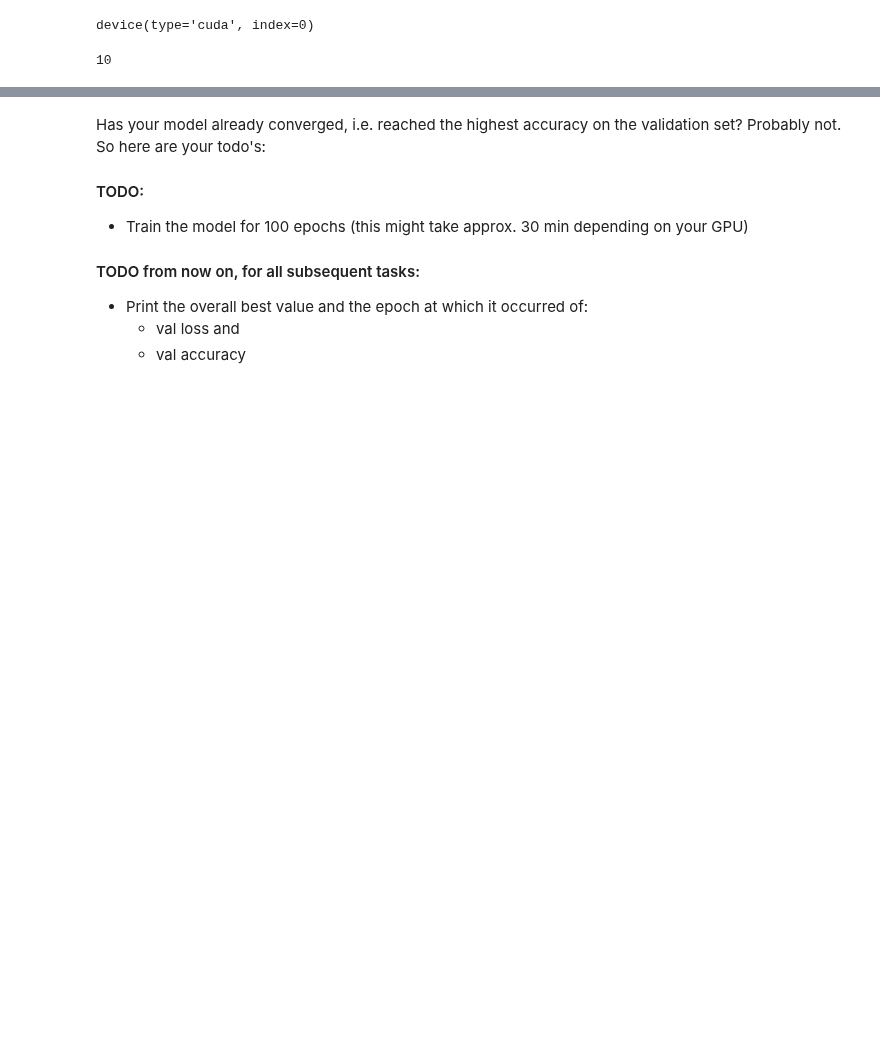
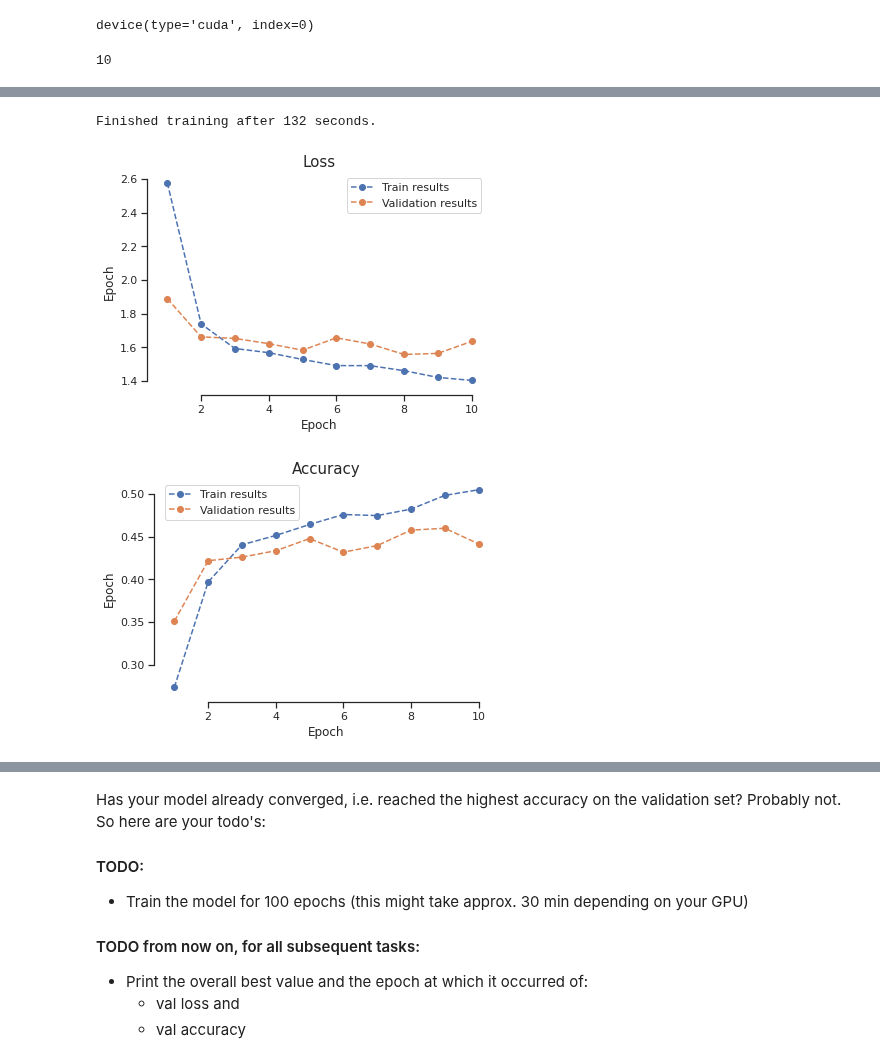
Before and after one commit to swang1112/DL_VL, a Jupyter notebook: Colab Notebooks/Exercises2_2020.ipynb, the cells around one changed output, grey strips where cells are left out. Saved outputs shown, nothing was run; the diff lists cells and outputs as text; code cells hidden in the pictures; blank space fills up the shorter version.

```diff
--- a/Colab Notebooks/Exercises2_2020.ipynb
+++ b/Colab Notebooks/Exercises2_2020.ipynb
@@ -624,7 +626,7 @@ num_classes
 ####################
 # hyperparameters
 num_epochs = 10
-lr = 1e0
+lr = 1e-2
 img_width = img_next[0].shape[2]
 num_in_channels = img_next[0].shape[1]
 num_classes = len(CIFAR_classes)
@@ -634,3 +636,11 @@ model = MLP(img_width=img_width, num_in_channels=num_in_channels, num_classes=nu
 # loss and optimizer
 loss_fun  = nn.CrossEntropyLoss()
 optimizer = optim.Adam(model.parameters(), lr=lr)
+
+# train and validation
+train_losses, val_losses, train_accs, val_accs, _ = run_training(model=model, optimizer=optimizer, loss_function=loss_fun, device=device, num_epochs=num_epochs,
+                                                                 train_dataloader=trainloader, val_dataloader=valloader, verbose=True)
+# visualization
+plot("Loss", "Epoch", train_losses, val_losses, yscale='linear')
+plot("Accuracy", "Epoch", train_accs, val_accs, yscale='linear')
+# %% [output]
@@ -636,0 +657,3 @@ optimizer = optim.Adam(model.parameters(), lr=lr)
+Finished training after 132 seconds.
+[figure, added]
+[figure, added]
```
Also changed, not shown: parts of 6 cells of this notebook.
